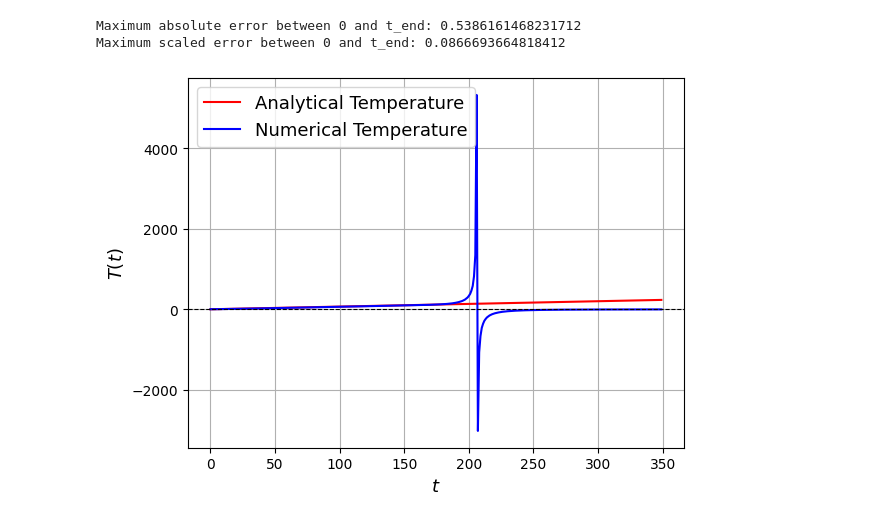
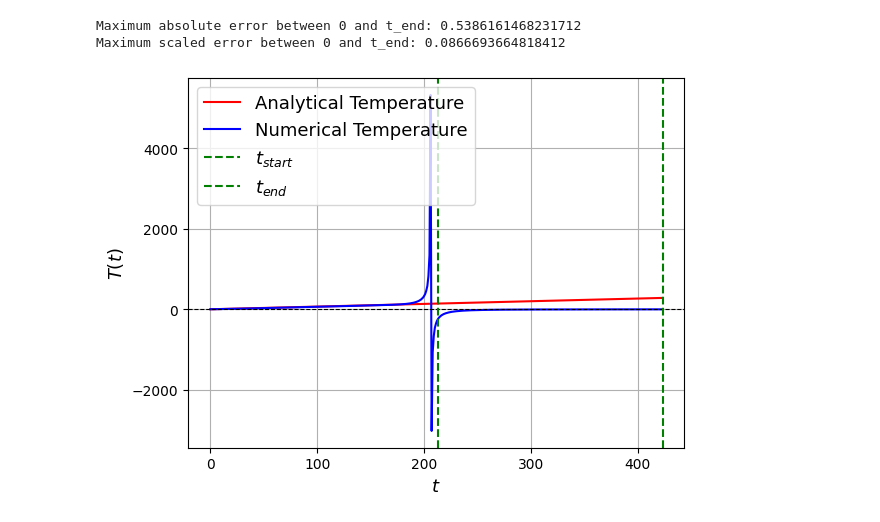
Before and after one commit to pedrolinckm/OQW-Thermodynamics, a Jupyter notebook: thermodynamics_oqw.ipynb, the cells around one changed output. Cells and saved outputs as stored; diff of their text form; code cells hidden in the pictures.

```diff
--- a/thermodynamics_oqw.ipynb
+++ b/thermodynamics_oqw.ipynb
@@ -542,38 +544,46 @@ Maximum scaled error between 0 and t_end: 0.0866693664818412
 N = 100
 omega = 2/3
 epsilon = 1
-t_max = 350
+
+
+tstart = t_start(N,omega)
+tend = t_end(N,omega)
+
+
+t_max = math.floor(tend)
 T_values = []
 probabilities = Prob(N, omega, t_max)
 mean_energy_values = []
 for t in range(t_max):
     mean_E = np.sum([probabilities[i][t]*i for i in range(N)])
     mean_energy_values.append(mean_E)
 
 entropies = [S_entropy(N, omega, t) for t in range(t_max)]
 
 dE = np.gradient(mean_energy_values,t)
 dS = np.gradient(entropies,t)
 T_values = dE / dS
 
 t_values = []
 for i in range(t_max):
     t_values.append(i)
 
 t_float_values = np.linspace(0, t_max-1, 1000)
 T_analytical = []
 for t in t_float_values:
     T_a = 2*(2*omega-1)*epsilon*t
     T_analytical.append(T_a)
 
 plt.plot(t_float_values, T_analytical, color = 'red', label = 'Analytical Temperature')
 plt.plot(t_values, T_values, color = 'blue', label = 'Numerical Temperature')
 plt.axhline(0, color='black', linewidth=0.8, linestyle='--')
+plt.axvline(tstart, color='green', linestyle='--', label=r'$t_{start}$')
+plt.axvline(tend, color='green', linestyle='--', label=r'$t_{end}$')
 plt.xlabel(r'$t$', fontsize=13)
 plt.ylabel('$T(t)$', fontsize=13)
 plt.legend(fontsize=13)
 plt.grid(True)
 plt.savefig("temperature_vs_time.pgf")
 plt.show()
 # %% [output]
-[figure, old version]
+[figure, new version]
```
Also changed, not shown: parts of 5 cells of this notebook, 15 other files.
